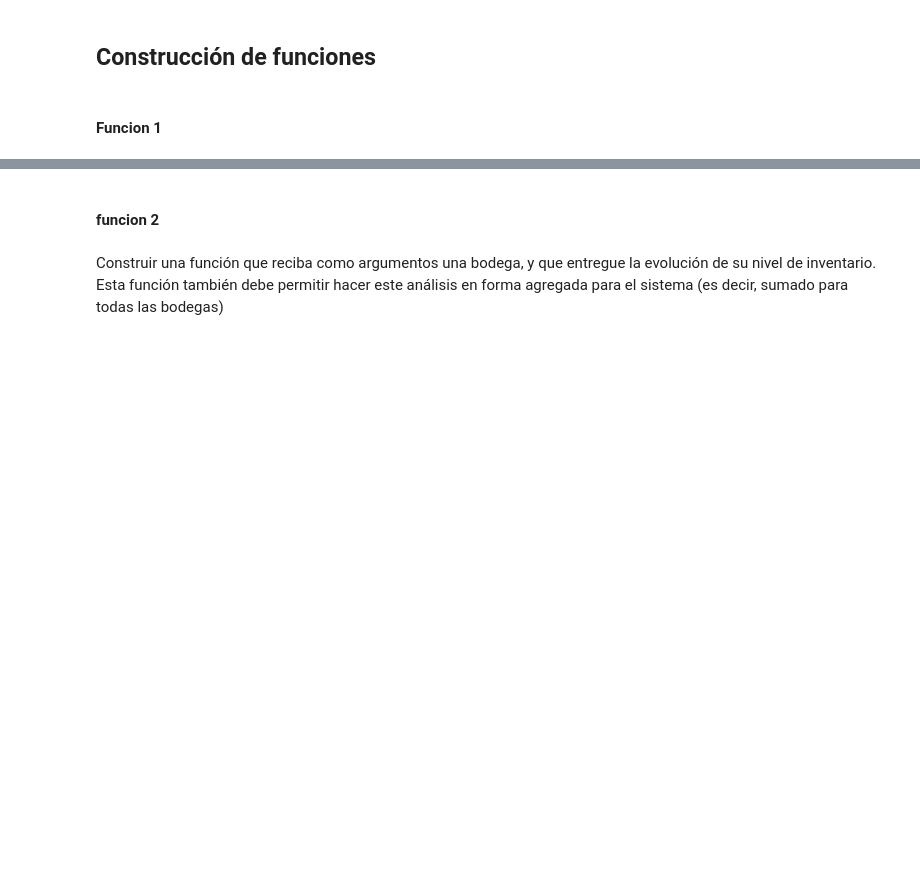
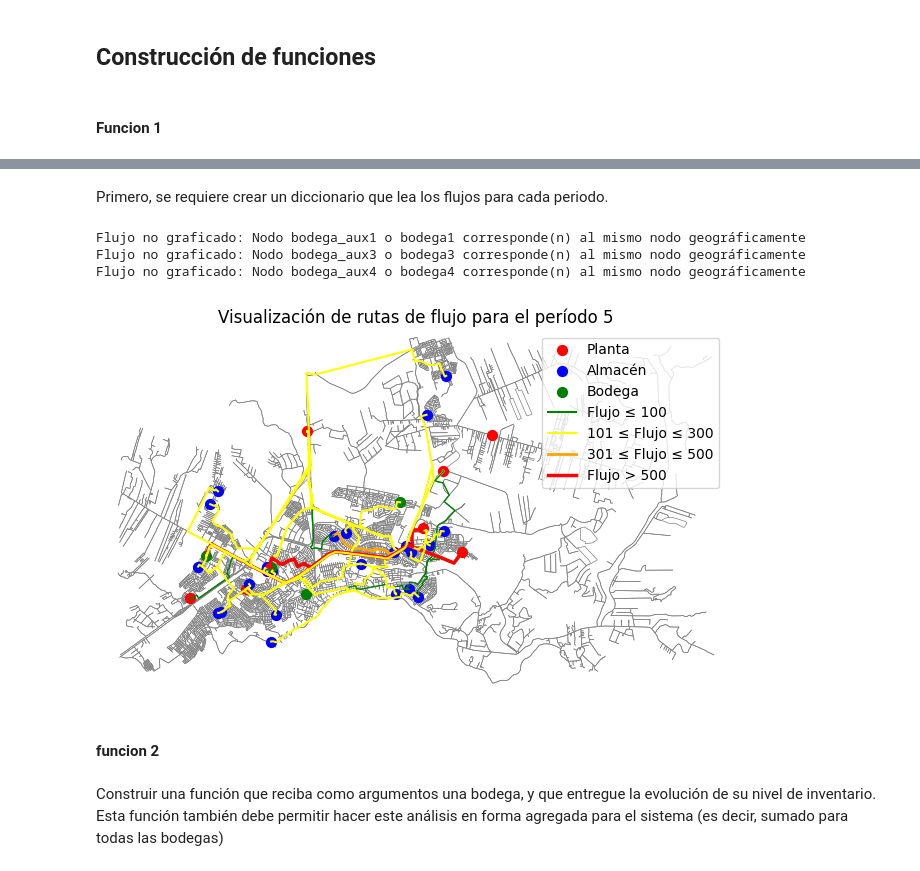
Before and after one commit to bwertheim1/tareas_flujo, a Jupyter notebook: t2_v4.ipynb, the cells around one changed output, grey strips where cells are left out. Drawn from its saved outputs; the diff is of its cells as text; code cells hidden in the pictures; blank space fills up the shorter version.

Commit message:
función 1 lista

```diff
--- a/t2_v4.ipynb
+++ b/t2_v4.ipynb
@@ -583,15 +558,0 @@ for t in range(1, 9):  # Ajusta los periodos según tus necesidades
-# %%
-# Definir el diccionario de mapeo para los nodos
-mapeo = {}
-for i in range(len(n_plantas)):
-    mapeo[n_plantas[i]] = plantas[i]
-
-for i in range(len(n_almacenes)):
-    mapeo[n_almacenes[i]] = almacenes[i]
-
-for i in range(len(n_bodegas)):
-    mapeo[n_bodegas[i]] = bodegas[i]
-
-# Relabelar los nodos en PM
-PM = nx.relabel_nodes(PM, mapeo)
-mapeo
@@ -690,0 +559,2 @@ Nodo fabrica3 o bodega4 no encontrado en el grafo
+# %% [markdown]
+Primero, se requiere crear un diccionario que lea los flujos para cada periodo.
@@ -691,3 +719,11 @@ Nodo fabrica3 o bodega4 no encontrado en el grafo
+# %%
+#Ejecutar función con grafo puerto montt y periodo i
+visualizar_flujo_periodo(PM, 5)
+# %% [output]
+Flujo no graficado: Nodo bodega_aux1 o bodega1 corresponde(n) al mismo nodo geográficamente
+Flujo no graficado: Nodo bodega_aux3 o bodega3 corresponde(n) al mismo nodo geográficamente
+Flujo no graficado: Nodo bodega_aux4 o bodega4 corresponde(n) al mismo nodo geográficamente
+[figure, added]
 # %% [markdown]
 #### funcion 2
 # %% [markdown]
```
Also changed, not shown: parts of 16 cells of this notebook.
